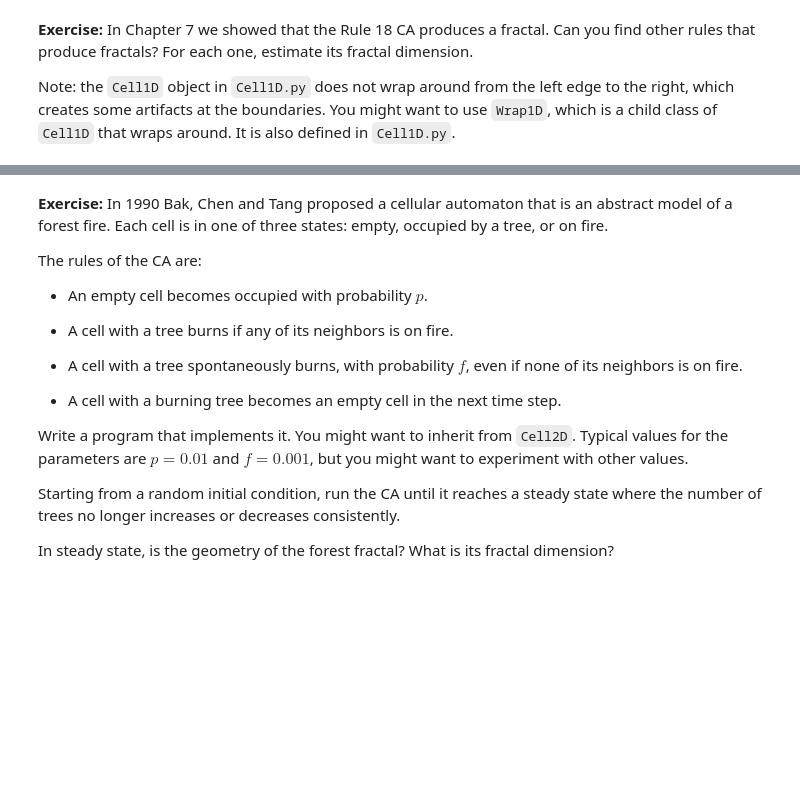
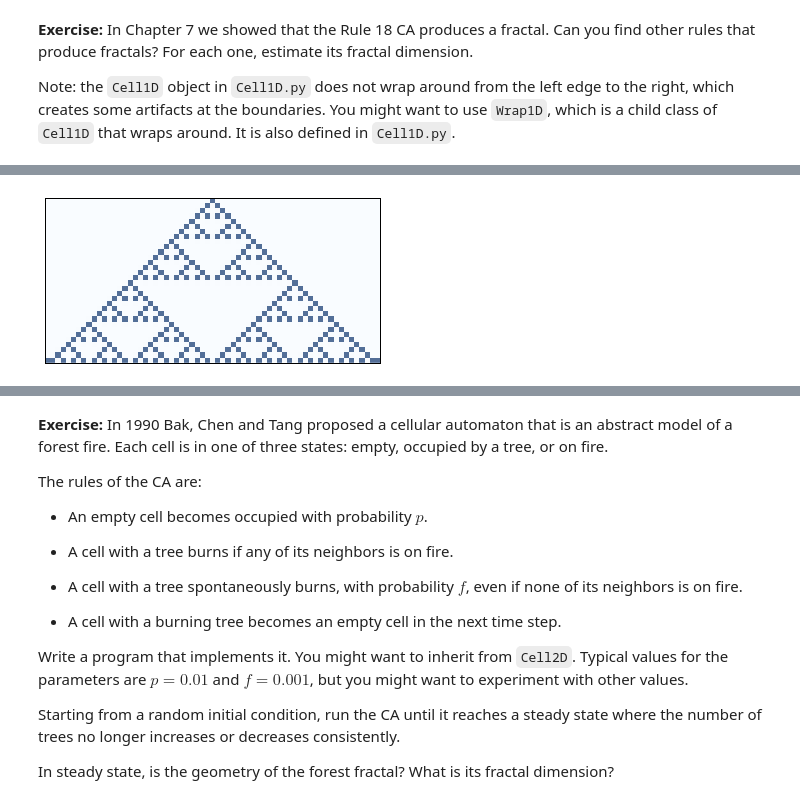
Before and after one commit to AllenDowney/ThinkComplexity2, a Jupyter notebook: code/chap07.ipynb, the cells around one changed output, grey strips where cells are left out. Cells and saved outputs as stored; diff of their text form; code cells hidden in the pictures; blank space fills up the shorter version.

```diff
--- a/code/chap07.ipynb
+++ b/code/chap07.ipynb
@@ -760,0 +768,4 @@ Note: the `Cell1D` object in `Cell1D.py` does not wrap around from the left edge
+# %%
+draw_ca_wrap(90)
+# %% [output]
+[figure, added]
```
Also changed, not shown: parts of 60 cells of this notebook, 1 other file.
